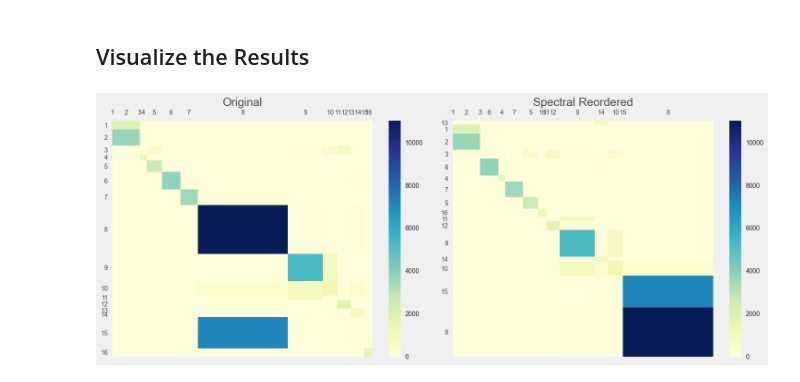
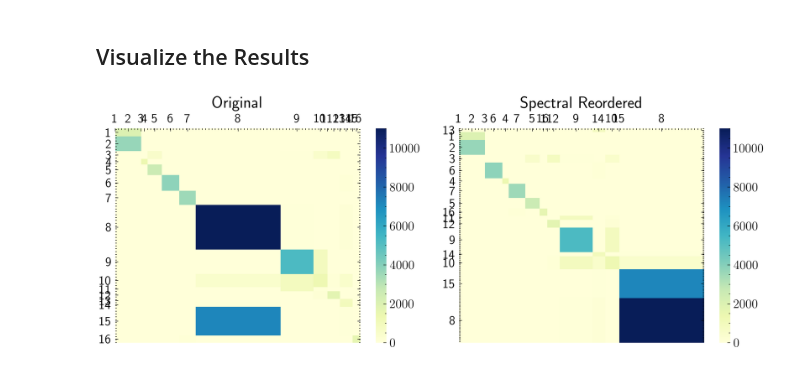
Before and after one commit to qqgjyx/mheatmap, a Jupyter notebook: docs/examples/spectral_permute.ipynb, the cells around one changed output. Drawn from its saved outputs; the diff is of its cells as text; code cells hidden in the pictures.

Commit message:
wuhaokankan @docs/examples/spectral_permute.ipynb

```diff
--- a/docs/examples/spectral_permute.ipynb
+++ b/docs/examples/spectral_permute.ipynb
@@ -94,28 +126,28 @@ reordered_mat, reordered_labels = spectral_permute(conf_mat, labels, mode='fiedl
 ## Visualize the Results
 # %%
 # Visualize original vs spectrally reordered matrices
-fig, (ax1, ax2) = plt.subplots(1, 2, figsize=(15, 6))
+fig, (ax1, ax2) = plt.subplots(1, 2, figsize=(10, 4))
 
 mosaic_heatmap(conf_mat, ax=ax1, xticklabels=labels, yticklabels=labels, cmap="YlGnBu")
-ax1.set_title("Original", fontsize=18, color='#4A4A4A')  # Medium gray
+ax1.set_title("Original")
 ax1.xaxis.set_ticks_position('top')
-ax1.tick_params(colors='#4A4A4A')
+# ax1.tick_params(colors='#4A4A4A')
 
 mosaic_heatmap(
     reordered_mat,
     ax=ax2,
     xticklabels=reordered_labels,
     yticklabels=reordered_labels,
     cmap="YlGnBu",
 )
-ax2.set_title("Spectral Reordered", fontsize=18, color='#4A4A4A')  # Medium gray
+ax2.set_title("Spectral Reordered")
 ax2.xaxis.set_ticks_position('top')
-ax2.tick_params(colors='#4A4A4A')
+# ax2.tick_params(colors='#4A4A4A')
 
 plt.tight_layout()
 plt.show()
 # %% [output]
-[figure, old version]
+[figure, new version]
 # %%
 # spectral reordering
 reordered_mat, reordered_labels = spectral_permute(conf_mat, labels, mode='tw')
```
Also changed, not shown: parts of 6 cells of this notebook, 2 other files.
